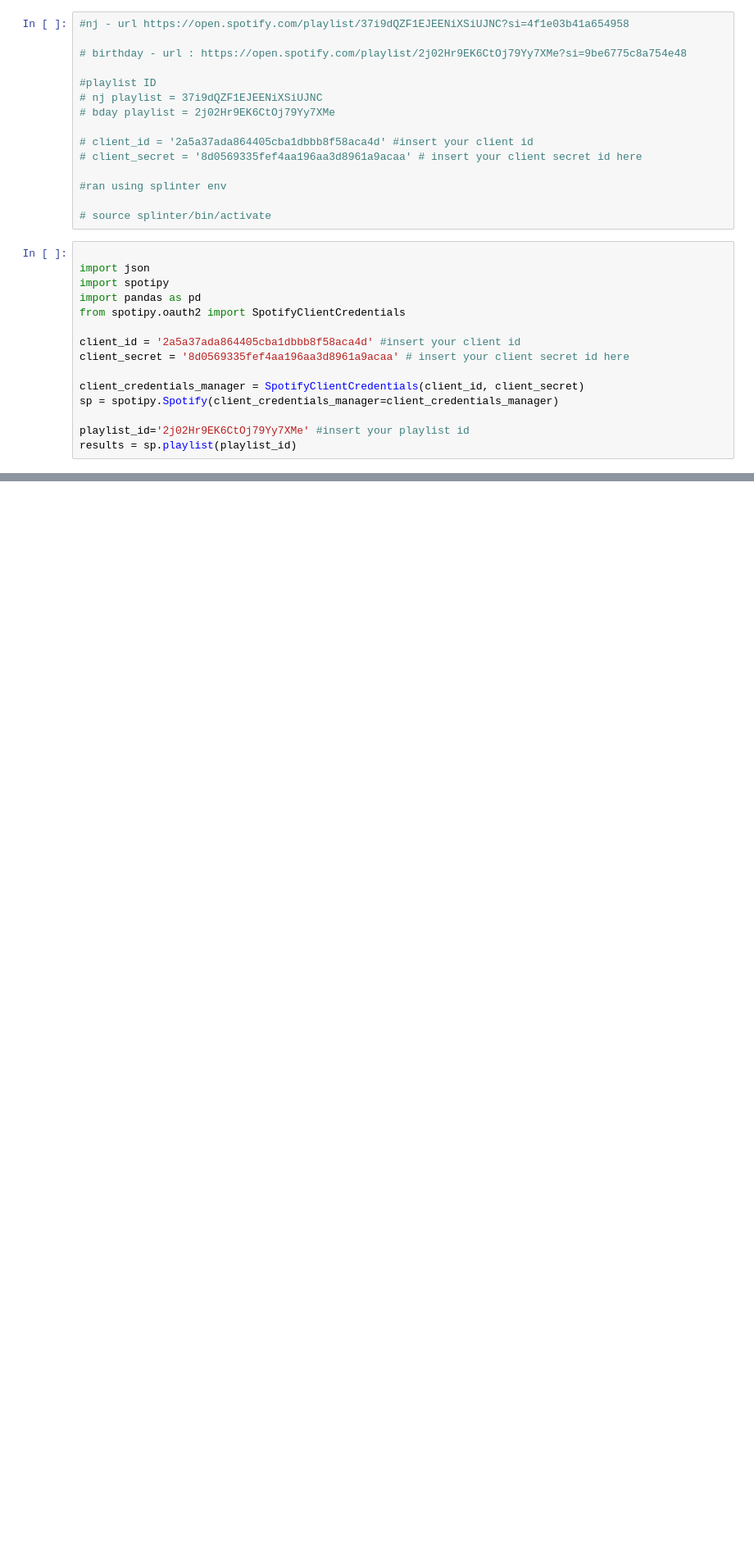
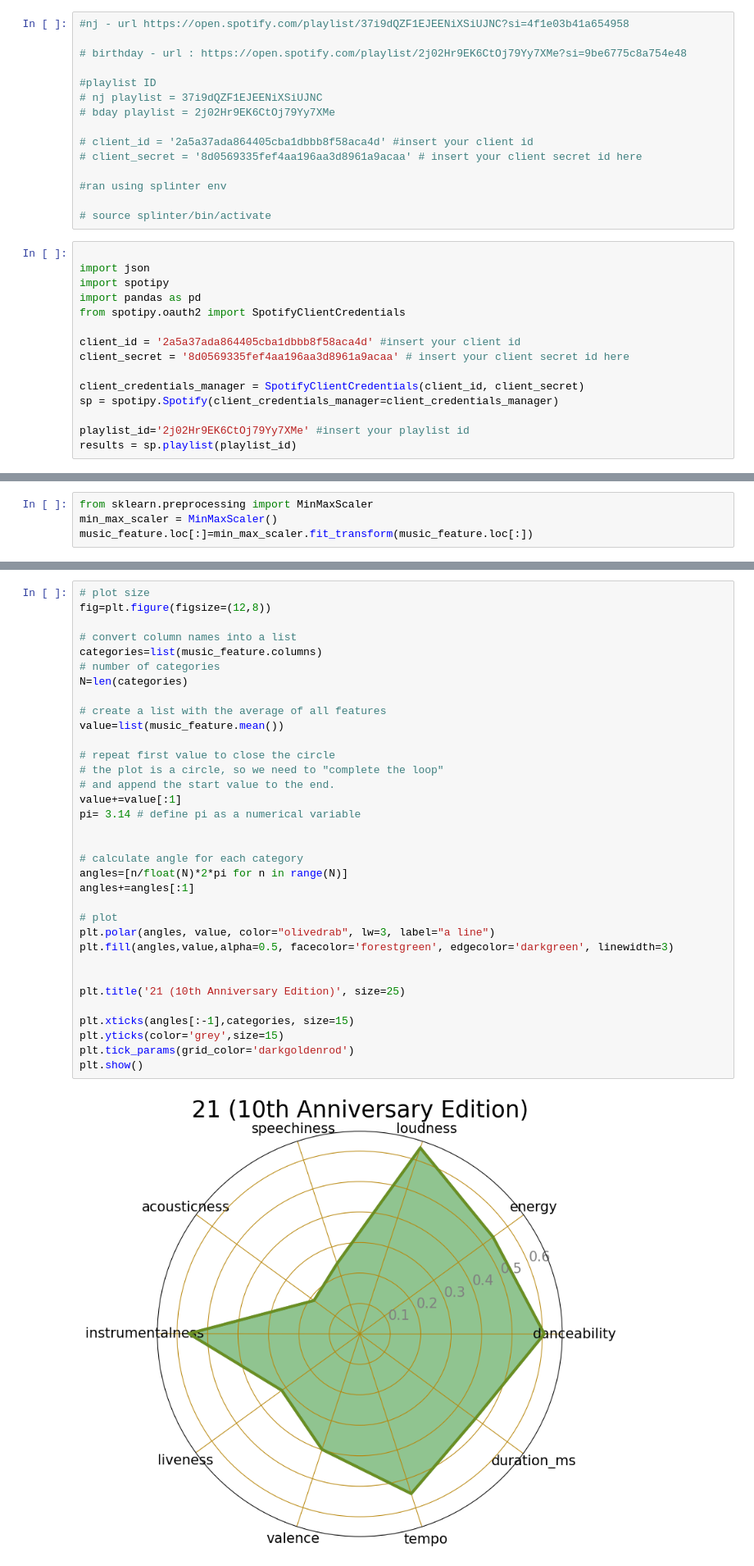
Before and after one commit to jenalvz/Spotify_API, a Jupyter notebook: Spotify_API.ipynb, the cells around one changed output, grey strips where cells are left out. Shown at 82% size. Cells and saved outputs as stored; diff of their text form; blank space fills up the shorter version.

```diff
--- a/Spotify_API.ipynb
+++ b/Spotify_API.ipynb
@@ -106,0 +113,4 @@ final_df
+# %%
+from sklearn.preprocessing import MinMaxScaler
+min_max_scaler = MinMaxScaler()
+music_feature.loc[:]=min_max_scaler.fit_transform(music_feature.loc[:])
@@ -106,0 +127,36 @@ final_df
+# %%
+# plot size
+fig=plt.figure(figsize=(12,8))
+
+# convert column names into a list
+categories=list(music_feature.columns)
+# number of categories
+N=len(categories)
+
+# create a list with the average of all features
+value=list(music_feature.mean())
+
+# repeat first value to close the circle
+# the plot is a circle, so we need to "complete the loop"
+# and append the start value to the end.
+value+=value[:1]
+pi= 3.14 # define pi as a numerical variable
+
+
+# calculate angle for each category
+angles=[n/float(N)*2*pi for n in range(N)]
+angles+=angles[:1]
+
+# plot
+plt.polar(angles, value, color="olivedrab", lw=3, label="a line")
+plt.fill(angles,value,alpha=0.5, facecolor='forestgreen', edgecolor='darkgreen', linewidth=3)
+
+
+plt.title('21 (10th Anniversary Edition)', size=25)
+
+plt.xticks(angles[:-1],categories, size=15)
+plt.yticks(color='grey',size=15)
+plt.tick_params(grid_color='darkgoldenrod')
+plt.show()
+# %% [output]
+[figure, added]
```
Also changed, not shown: parts of 5 cells of this notebook, 2 other files.
